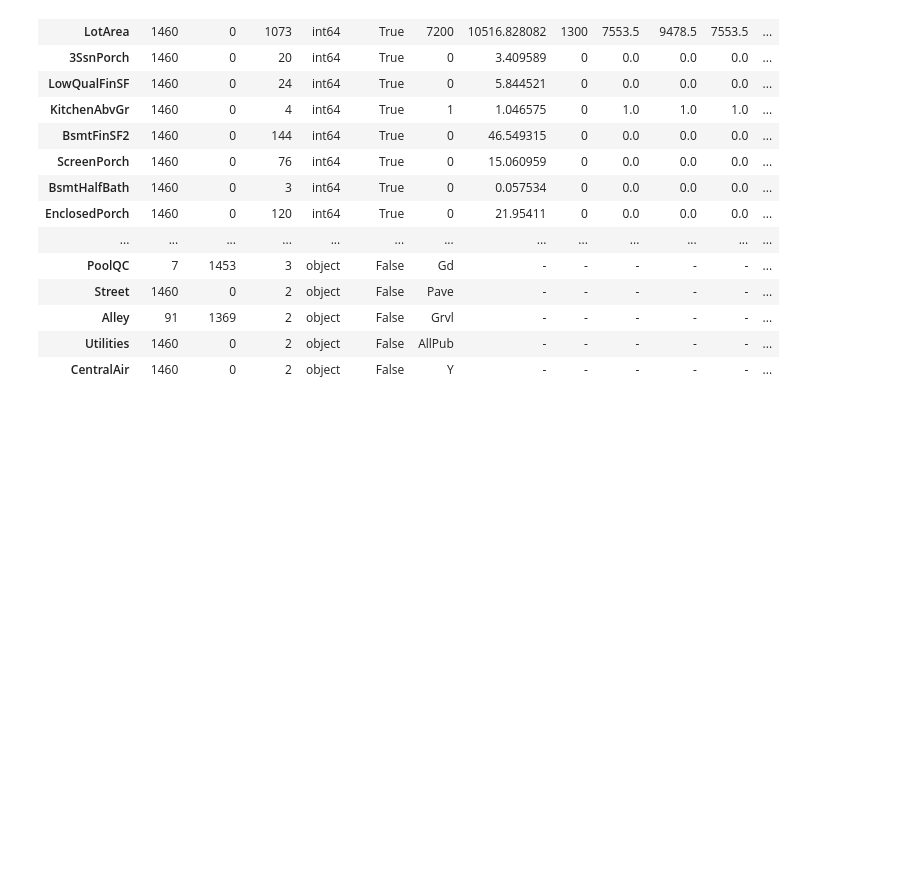
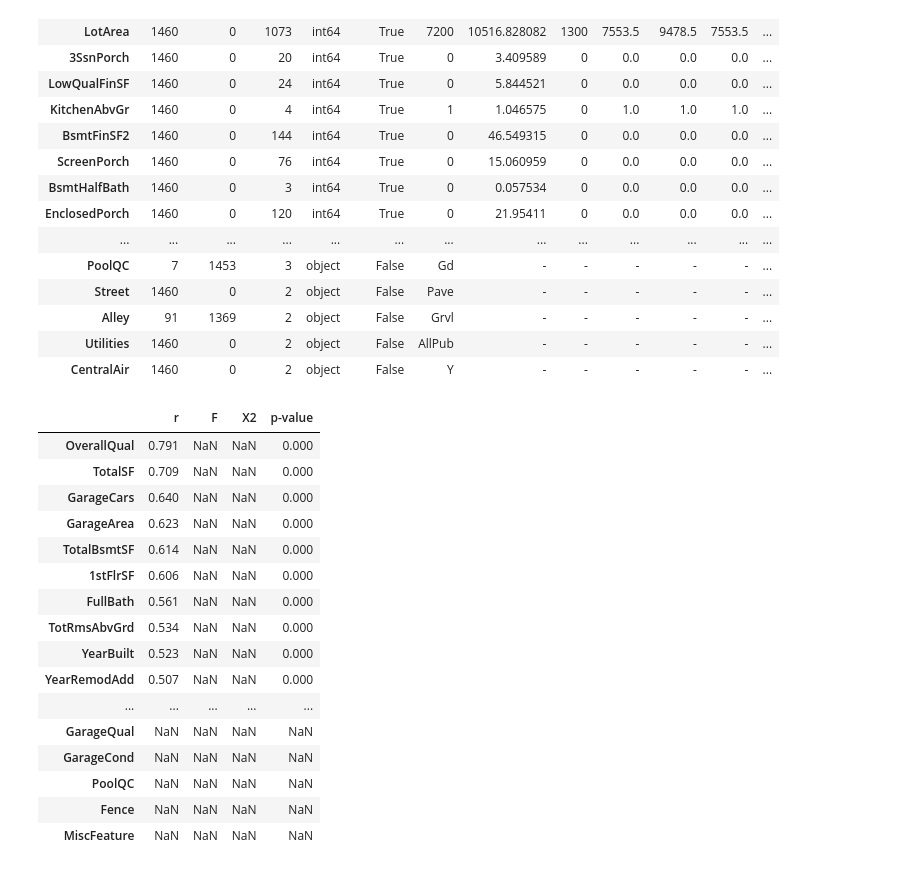
Before and after one commit to Giorgi-Tabatadze/Exploratory-Data-Analysis, a Jupyter notebook: housing prediction project/Housing Prices.ipynb, the cells around one changed output. Drawn from its saved outputs; the diff is of its cells as text; code cells hidden in the pictures; blank space fills up the shorter version.

Commit message:
Add bivariate stats

```diff
--- a/housing prediction project/Housing Prices.ipynb
+++ b/housing prediction project/Housing Prices.ipynb
@@ -59,3 +34,45 @@ unistats(df)
 | Alley | 91 | 1369 | 2 | object | False | Grvl | - | - | - | - | - | ... |
 | Utilities | 1460 | 0 | 2 | object | False | AllPub | - | - | - | - | - | ... |
 | CentralAir | 1460 | 0 | 2 | object | False | Y | - | - | - | - | - | ... |
+# %%
+#Bivariate: Numeric to numeric : Correlation
+#Bivariate : Numeric to Categorical: one-way ANOVA(3+groups) or t-test(2 groups)
+#Bivariate : Categorical to categorical: Chi-square
+
+def bivstats(df, label):
+  from scipy import stats
+  import pandas as pd
+  import numpy as np
+
+  output_df = pd.DataFrame(columns=["r","F", "X2", "p-value"])
+
+  for col in df:
+    if not col == label:
+      if df[col].isnull().sum() == 0:
+        if pd.api.types.is_numeric_dtype(df[col]):
+          r, p = stats.pearsonr(df[label], df[col])
+          output_df.loc[col] = [round(r, 3), np.nan, np.nan, round(p,3)]
+      else:
+          output_df.loc[col] = [np.nan, np.nan, np.nan, np.nan]
+
+  return output_df.reindex(output_df.r.abs().sort_values(ascending=False).index)
+# %%
+bivstats(df, "SalePrice")
+# %% [output]
+|  | r | F | X2 | p-value |
+| OverallQual | 0.791 | NaN | NaN | 0.000 |
+| TotalSF | 0.709 | NaN | NaN | 0.000 |
+| GarageCars | 0.640 | NaN | NaN | 0.000 |
+| GarageArea | 0.623 | NaN | NaN | 0.000 |
+| TotalBsmtSF | 0.614 | NaN | NaN | 0.000 |
+| 1stFlrSF | 0.606 | NaN | NaN | 0.000 |
+| FullBath | 0.561 | NaN | NaN | 0.000 |
+| TotRmsAbvGrd | 0.534 | NaN | NaN | 0.000 |
+| YearBuilt | 0.523 | NaN | NaN | 0.000 |
+| YearRemodAdd | 0.507 | NaN | NaN | 0.000 |
+| ... | ... | ... | ... | ... |
+| GarageQual | NaN | NaN | NaN | NaN |
+| GarageCond | NaN | NaN | NaN | NaN |
+| PoolQC | NaN | NaN | NaN | NaN |
+| Fence | NaN | NaN | NaN | NaN |
+| MiscFeature | NaN | NaN | NaN | NaN |
```
Also changed, not shown: parts of 3 cells of this notebook, 1 other file.
